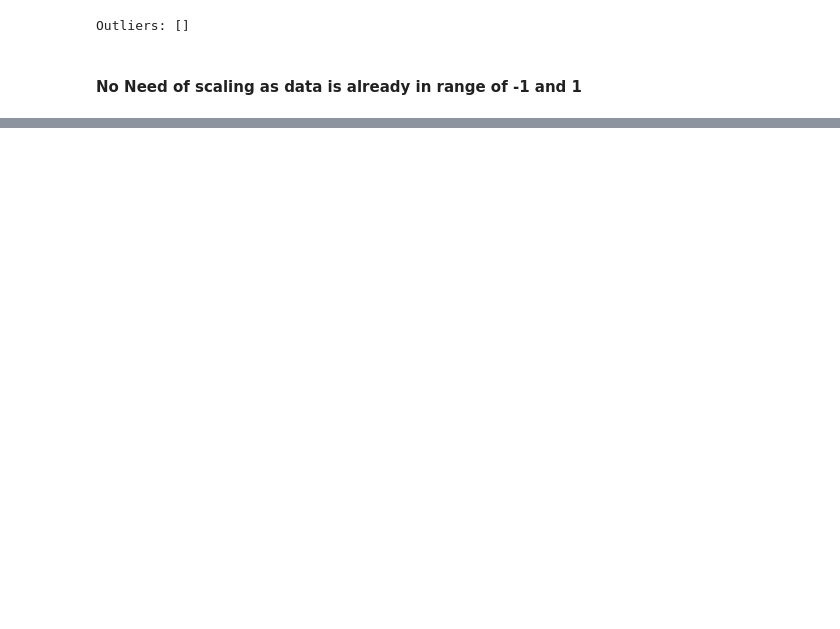
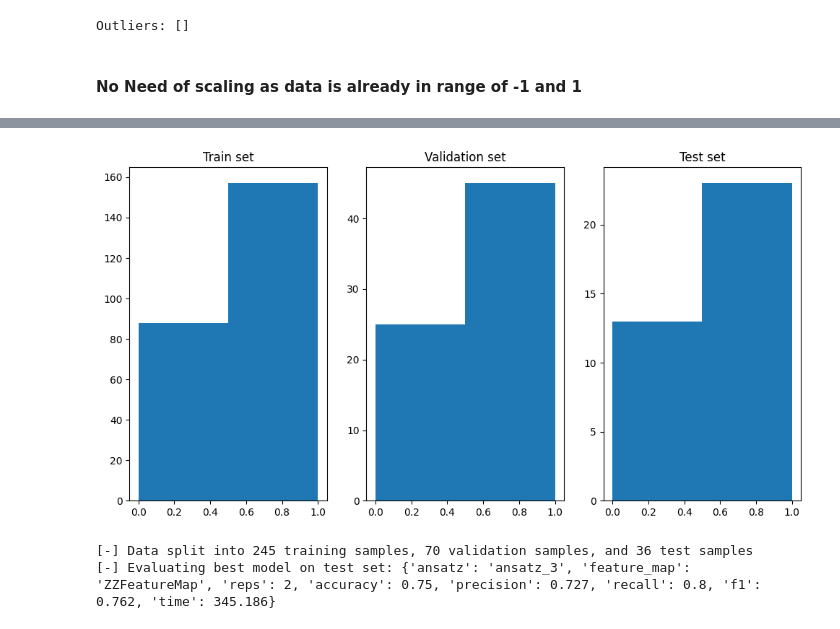
Before and after one commit to Ashad001/Qlassify, a Jupyter notebook: task2.ipynb, the cells around one changed output, grey strips where cells are left out. Cells and saved outputs as stored; diff of their text form; code cells hidden in the pictures; blank space fills up the shorter version.

```diff
--- a/task2.ipynb
+++ b/task2.ipynb
@@ -98,0 +110,8 @@ experiment2_zz.plot_results()
+# %%
+experiment2_zz.evaluate_best_on_test(
+    use_full_data=True,
+)
+# %% [output]
+[figure, added]
+[-] Data split into 245 training samples, 70 validation samples, and 36 test samples
+[-] Evaluating best model on test set: {'ansatz': 'ansatz_3', 'feature_map': 'ZZFeatureMap', 'reps': 2, 'accuracy': 0.75, 'precision': 0.727, 'recall': 0.8, 'f1': 0.762, 'time': 345.186}
```
Also changed, not shown: parts of 9 cells of this notebook, 9 other files.
